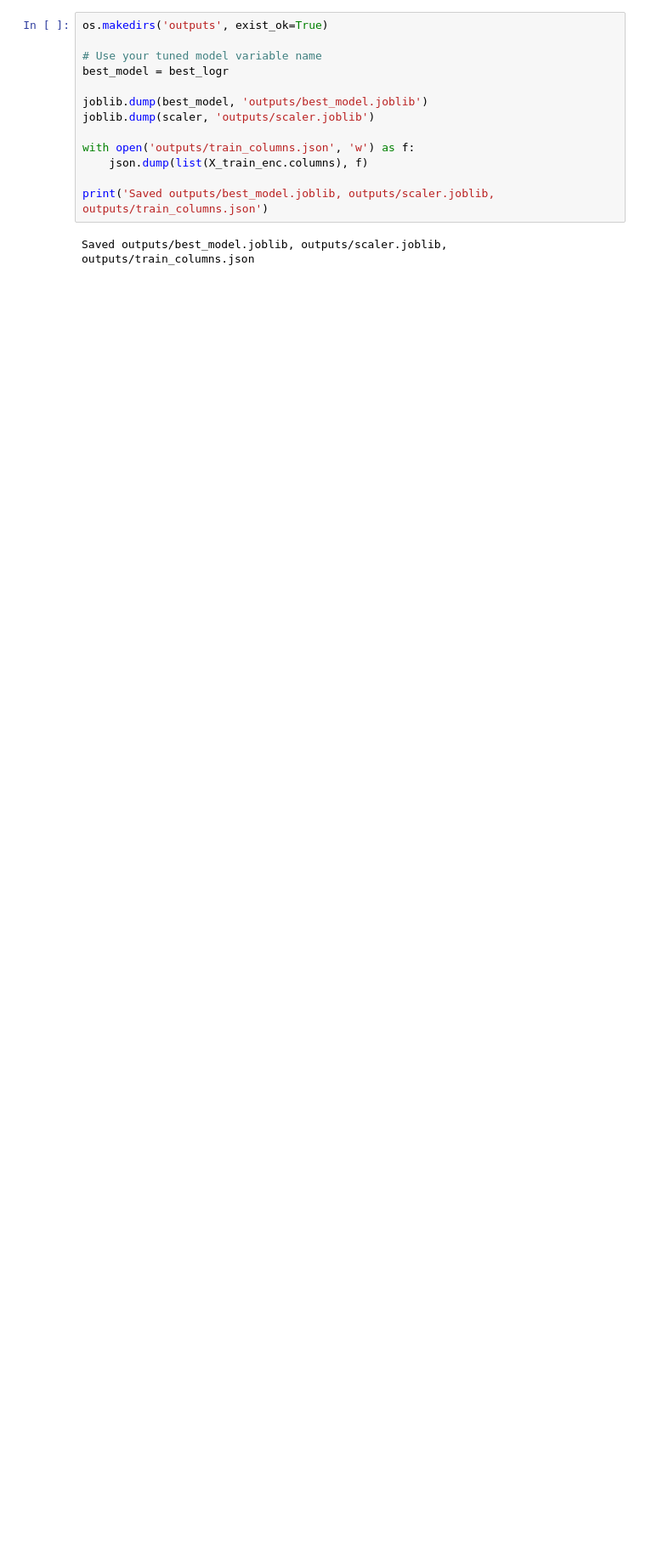
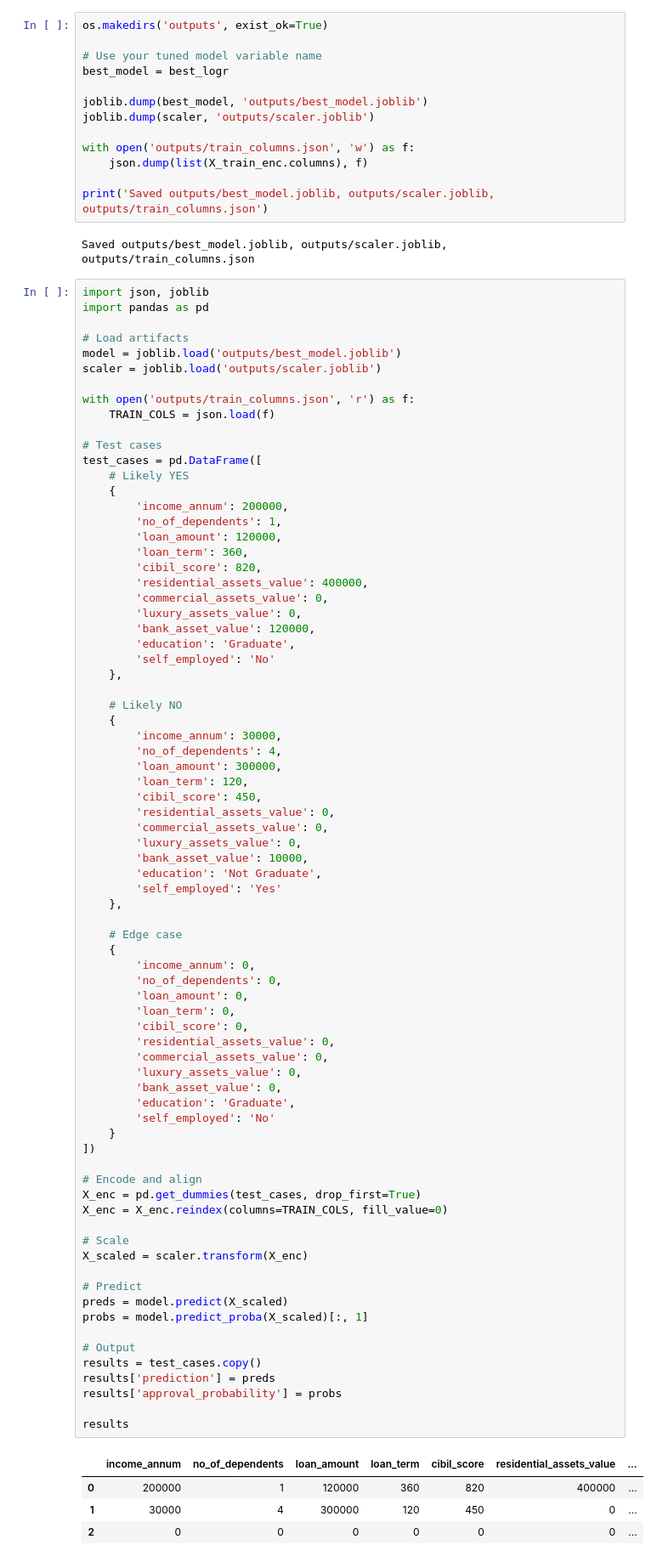
Before and after one commit to aaqil7/MLDP_assignment, a Jupyter notebook: MLDP Program Codes Submission.ipynb, the cells around one changed output. Shown at 85% size. Drawn from its saved outputs; the diff is of its cells as text; blank space fills up the shorter version.

Commit message:
added proba

```diff
--- a/MLDP Program Codes Submission.ipynb
+++ b/MLDP Program Codes Submission.ipynb
@@ -1090,3 +1090,84 @@ with open('outputs/train_columns.json', 'w') as f:
 print('Saved outputs/best_model.joblib, outputs/scaler.joblib, outputs/train_columns.json')
 # %% [output]
 Saved outputs/best_model.joblib, outputs/scaler.joblib, outputs/train_columns.json
+# %%
+import json, joblib
+import pandas as pd
+
+# Load artifacts
+model = joblib.load('outputs/best_model.joblib')
+scaler = joblib.load('outputs/scaler.joblib')
+
+with open('outputs/train_columns.json', 'r') as f:
+    TRAIN_COLS = json.load(f)
+
+# Test cases
+test_cases = pd.DataFrame([
+    # Likely YES
+    {
+        'income_annum': 200000,
+        'no_of_dependents': 1,
+        'loan_amount': 120000,
+        'loan_term': 360,
+        'cibil_score': 820,
+        'residential_assets_value': 400000,
+        'commercial_assets_value': 0,
+        'luxury_assets_value': 0,
+        'bank_asset_value': 120000,
+        'education': 'Graduate',
+        'self_employed': 'No'
+    },
+
+    # Likely NO
+    {
+        'income_annum': 30000,
+        'no_of_dependents': 4,
+        'loan_amount': 300000,
+        'loan_term': 120,
+        'cibil_score': 450,
+        'residential_assets_value': 0,
+        'commercial_assets_value': 0,
+        'luxury_assets_value': 0,
+        'bank_asset_value': 10000,
+        'education': 'Not Graduate',
+        'self_employed': 'Yes'
+    },
+
+    # Edge case
+    {
+        'income_annum': 0,
+        'no_of_dependents': 0,
+        'loan_amount': 0,
+        'loan_term': 0,
+        'cibil_score': 0,
+        'residential_assets_value': 0,
+        'commercial_assets_value': 0,
+        'luxury_assets_value': 0,
+        'bank_asset_value': 0,
+        'education': 'Graduate',
+        'self_employed': 'No'
+    }
+])
+
+# Encode and align
+X_enc = pd.get_dummies(test_cases, drop_first=True)
+X_enc = X_enc.reindex(columns=TRAIN_COLS, fill_value=0)
+
+# Scale
+X_scaled = scaler.transform(X_enc)
+
+# Predict
+preds = model.predict(X_scaled)
+probs = model.predict_proba(X_scaled)[:, 1]
+
+# Output
+results = test_cases.copy()
+results['prediction'] = preds
+results['approval_probability'] = probs
+
+results
+# %% [output]
+|  | income_annum | no_of_dependents | loan_amount | loan_term | cibil_score | residential_assets_value | ... |
+| 0 | 200000 | 1 | 120000 | 360 | 820 | 400000 | ... |
+| 1 | 30000 | 4 | 300000 | 120 | 450 | 0 | ... |
+| 2 | 0 | 0 | 0 | 0 | 0 | 0 | ... |
```
Also changed, not shown: parts of 2 cells of this notebook, 1 other file.
